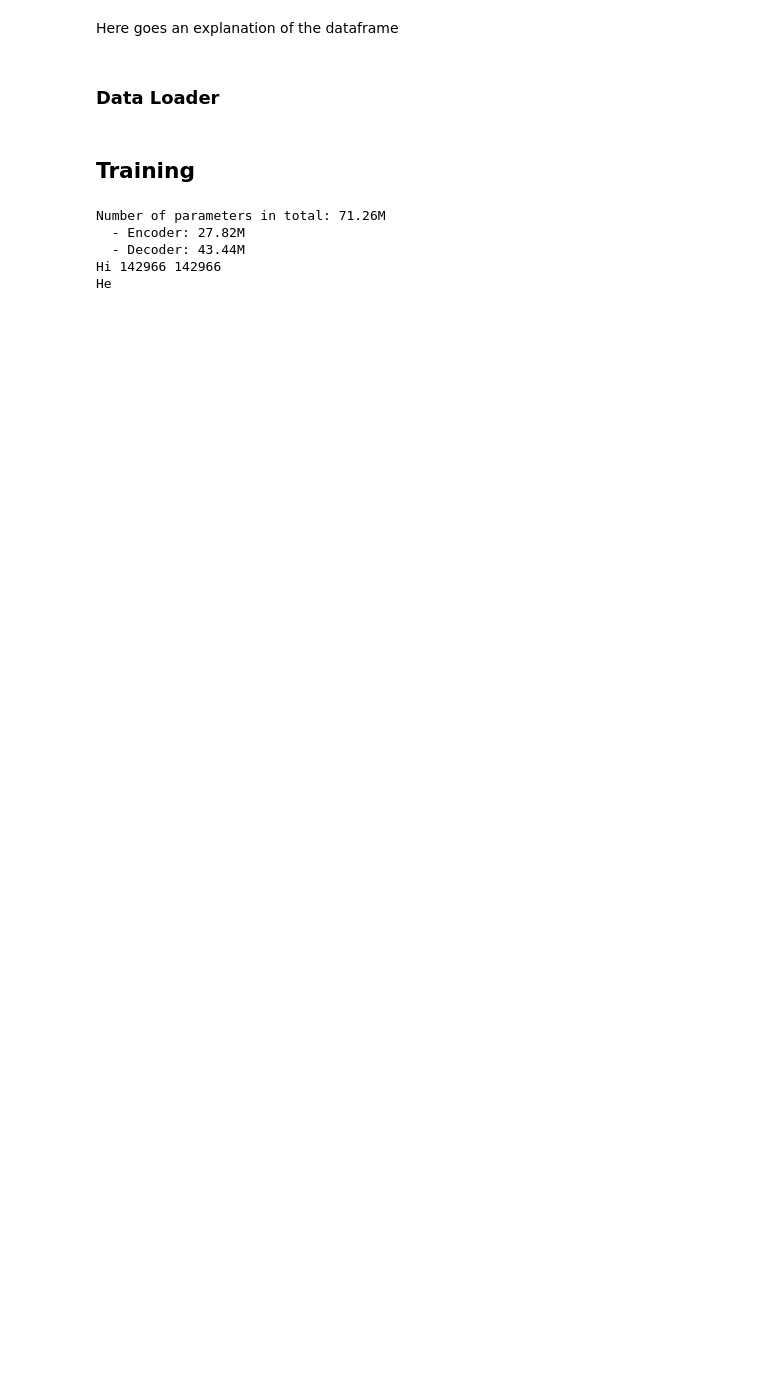
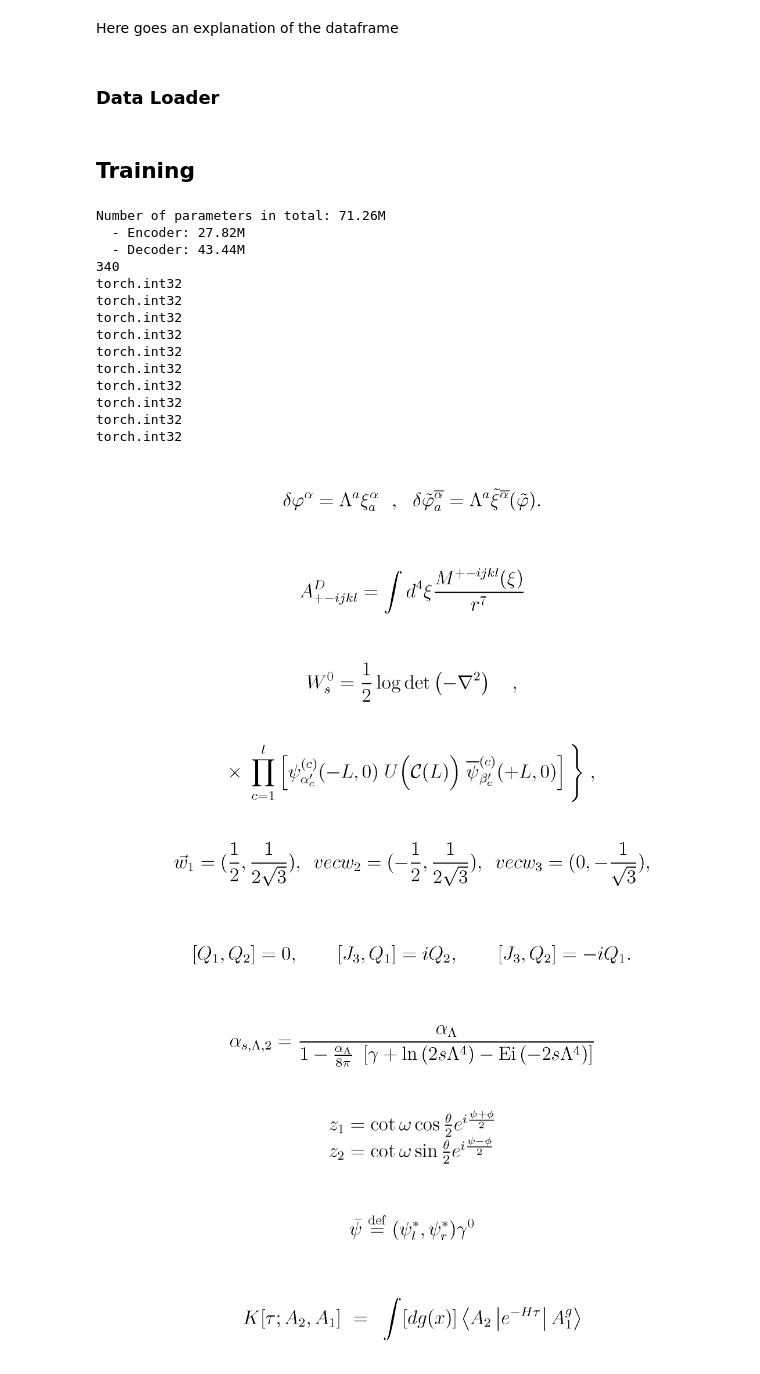
Before and after one commit to Alex44lel/latexify1.0, a Jupyter notebook: main.ipynb, the cells around one changed output. Saved outputs shown, nothing was run; the diff lists cells and outputs as text; code cells hidden in the pictures; blank space fills up the shorter version.

```diff
--- a/main.ipynb
+++ b/main.ipynb
@@ -182,38 +205,54 @@ from src.train import train, get_model
 from PIL import Image
 import torch
 import torchvision.transforms as transforms
 
 model, tokenizer = get_model("convnext_tiny", "gpt", {}, {}, {})
 
-'''
+print(tokenizer.get_vocab_size())
 train_loader = get_data_loaders(
     df_combined,
     y_combined,
     "train",
     tokenizer,
     batch_size=10
 )
-'''
+
 
 test_loader = get_data_loaders(
     df_combined,
     y_combined,
     "test",
     tokenizer,
     batch_size=10
 )
 
-for image, label in test_loader:
+for image, x,y in test_loader:
     for im in image:
       pil_image = transforms.ToPILImage()(im)
       display(pil_image)
     break
-
-
-#train(train_loader, test_loader, model, tokenizer)
 # %% [output]
 Number of parameters in total: 71.26M
   - Encoder: 27.82M
   - Decoder: 43.44M
-Hi 142966 142966
-He
+340
+torch.int32
+torch.int32
+torch.int32
+torch.int32
+torch.int32
+torch.int32
+torch.int32
+torch.int32
+torch.int32
+torch.int32
+[figure, added]
+[figure, added]
+[figure, added]
+[figure, added]
+[figure, added]
+[figure, added]
+[figure, added]
+[figure, added]
+[figure, added]
+[figure, added]
```
Also changed, not shown: parts of 9 cells of this notebook.
